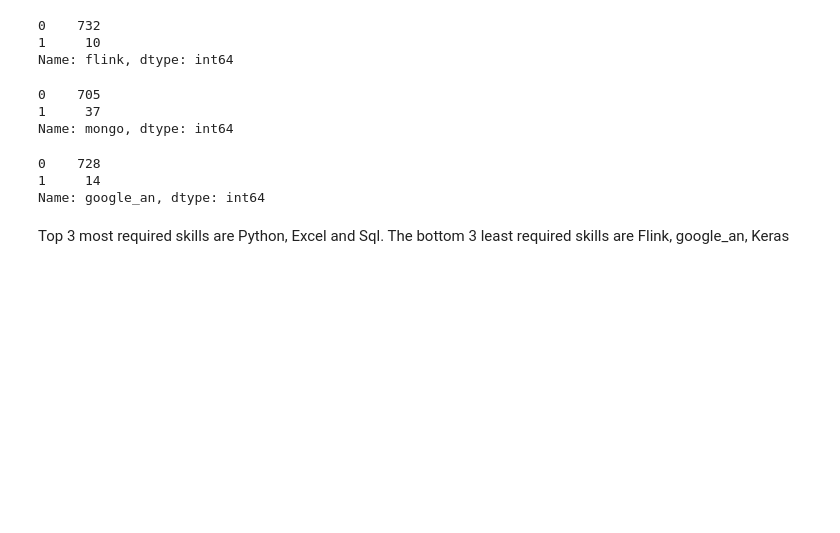
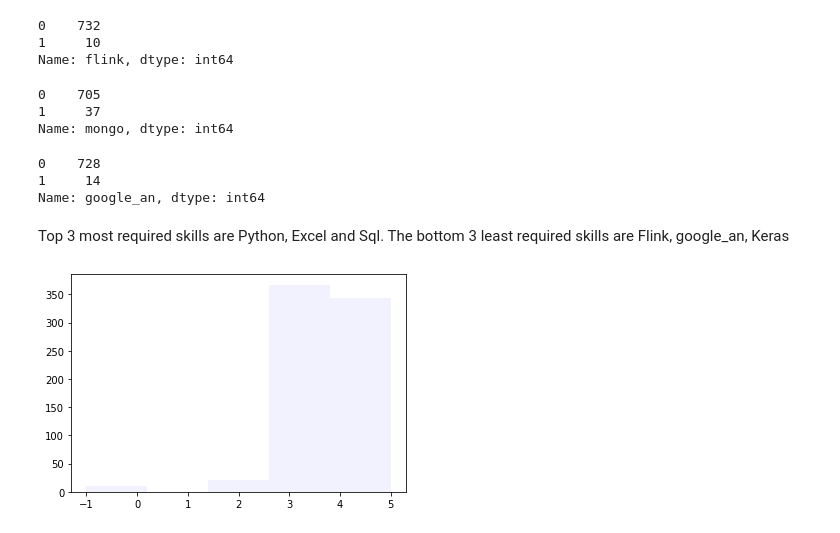
Before and after one commit to Kimmieli/Final-Project-DataScience-Salaries, a Jupyter notebook: Data Science Salary in Python.ipynb, the cells around one changed output. Drawn from its saved outputs; the diff is of its cells as text; code cells hidden in the pictures; blank space fills up the shorter version.

Commit message:
Update Data Science Salary in Python.ipynb
Hist of ratings

```diff
--- a/Data Science Salary in Python.ipynb
+++ b/Data Science Salary in Python.ipynb
@@ -443,3 +443,9 @@ Salaries["google_an"].value_counts()
 Name: google_an, dtype: int64
 # %% [markdown]
 Top 3 most required skills are Python, Excel and Sql. The bottom 3 least required skills are Flink, google_an, Keras
+# %%
+num_bins = 5
+# %%
+n, bins, patches = plt.hist(Salaries['Rating'], num_bins, facecolor='blue', alpha=.05)
+# %% [output]
+[figure, added]
```
